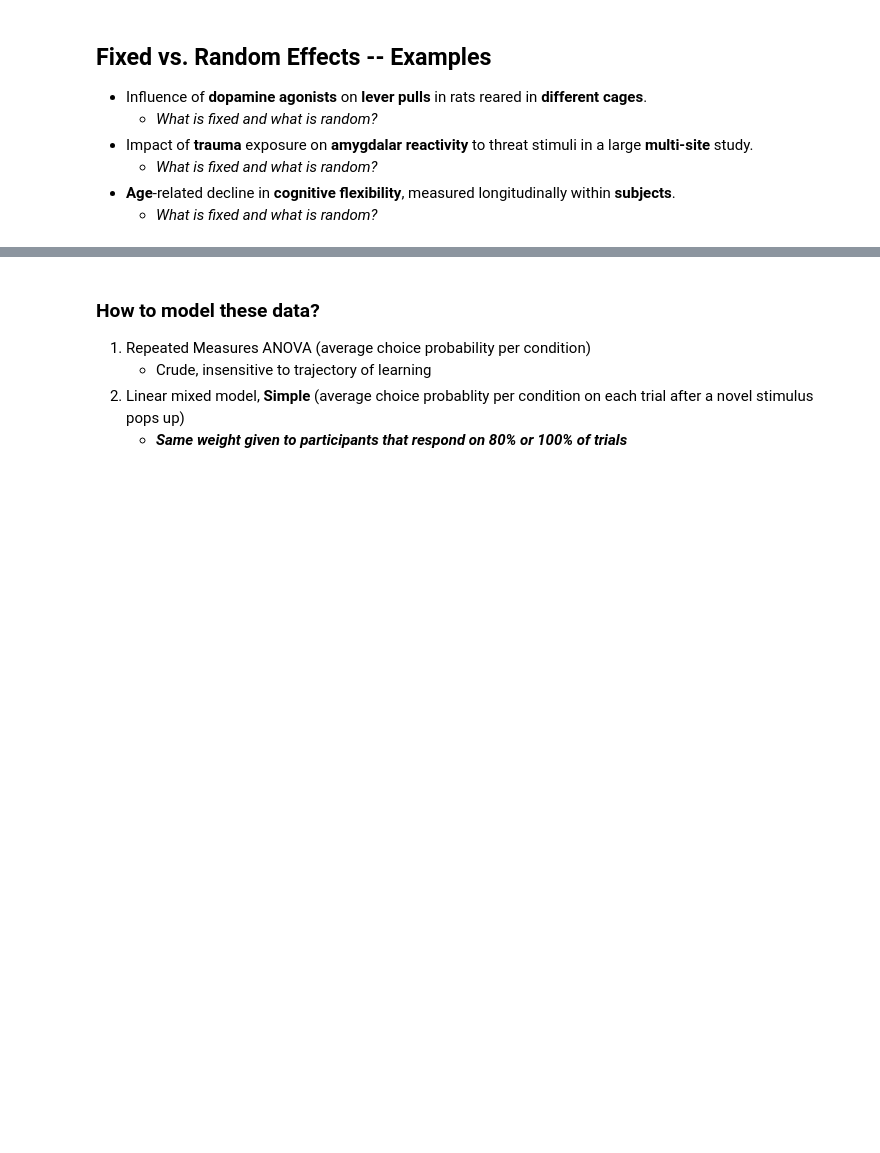
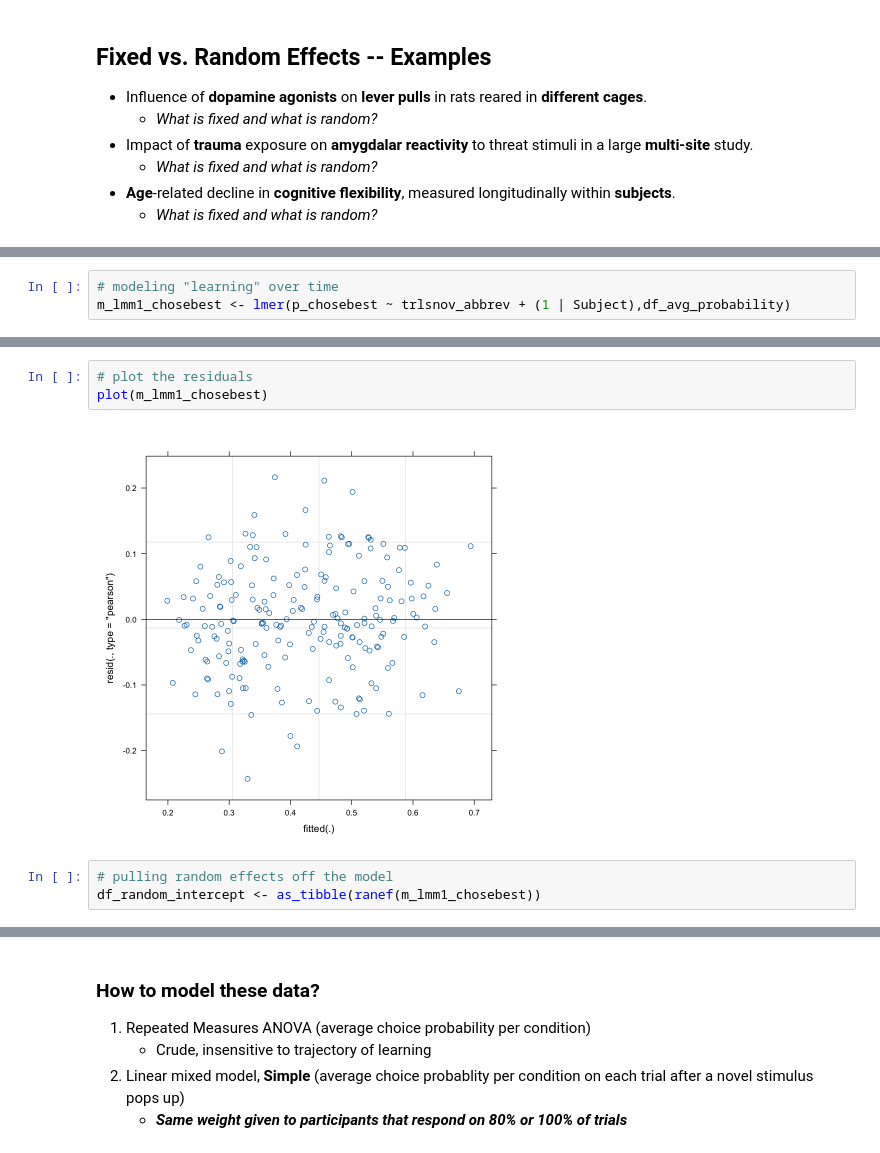
Before and after one commit to hogeveen-lab/DSPN_Fall2023_Git, a Jupyter notebook: dspn_fall2023_lecture20_modeling5_uncoded.ipynb, the cells around one changed output, grey strips where cells are left out. Drawn from its saved outputs; the diff is of its cells as text; blank space fills up the shorter version.

```diff
--- a/dspn_fall2023_lecture20_modeling5_uncoded.ipynb
+++ b/dspn_fall2023_lecture20_modeling5_uncoded.ipynb
@@ -299,0 +464,3 @@ Wonderful (relatively brief) intro lecture: https://www.youtube.com/watch?v=QCqF
+# %%
+# modeling "learning" over time
+m_lmm1_chosebest <- lmer(p_chosebest ~ trlsnov_abbrev + (1 | Subject),df_avg_probability)
@@ -299,0 +488,8 @@ Wonderful (relatively brief) intro lecture: https://www.youtube.com/watch?v=QCqF
+# %%
+# plot the residuals
+plot(m_lmm1_chosebest)
+# %% [output]
+[figure, added]
+# %%
+# pulling random effects off the model
+df_random_intercept <- as_tibble(ranef(m_lmm1_chosebest))
```
Also changed, not shown: parts of 17 cells of this notebook, 1 other file.
